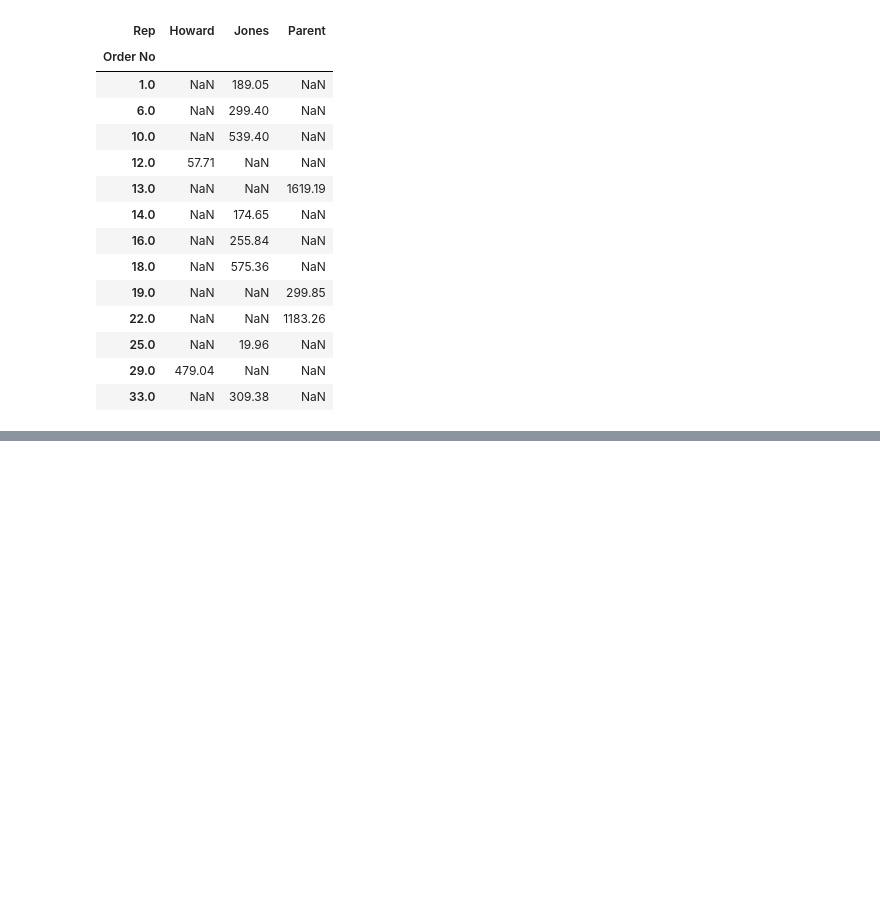
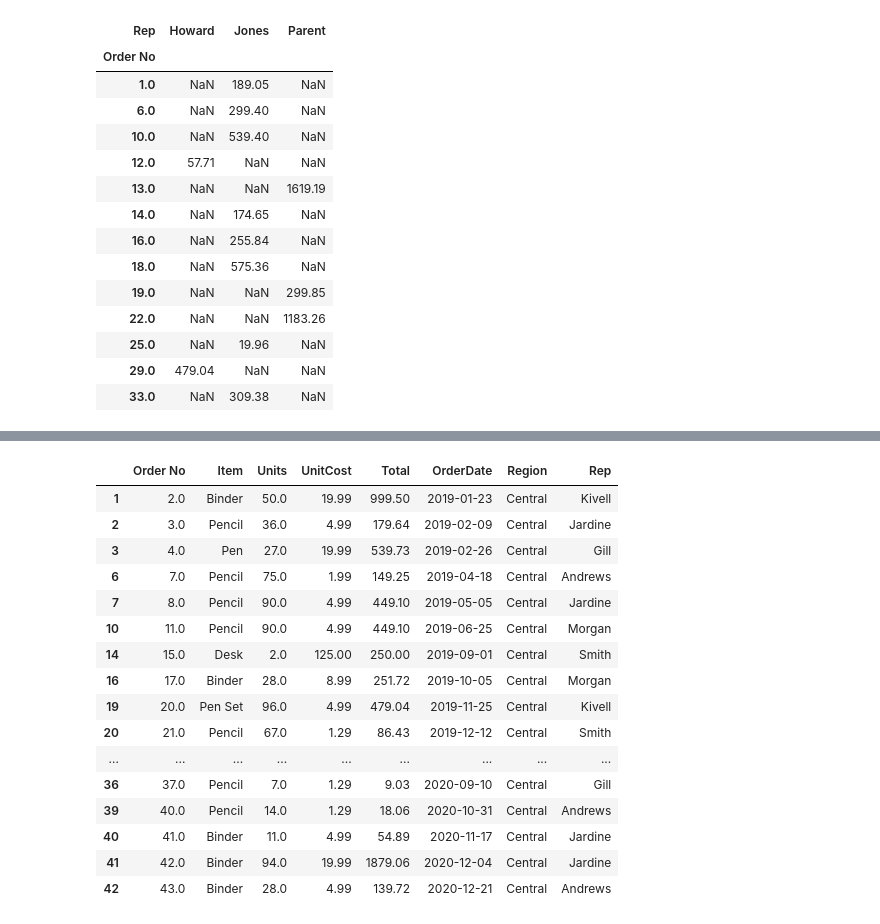
Before and after one commit to sxs001/L4DA_resources, a Jupyter notebook: CombineData.ipynb, the cells around one changed output, grey strips where cells are left out. Cells and saved outputs as stored; diff of their text form; code cells hidden in the pictures; blank space fills up the shorter version.

```diff
--- a/CombineData.ipynb
+++ b/CombineData.ipynb
@@ -103,0 +190,22 @@ df_ItemRepEast3
+# %%
+df_ItemRepCentral=df_ItemRep2.where(df_ItemRep2.Region=='Central')
+df_ItemRepCentral2=df_ItemRepCentral.dropna()
+df_ItemRepCentral2
+# %% [output]
+|  | Order No | Item | Units | UnitCost | Total | OrderDate | Region | Rep |
+| 1 | 2.0 | Binder | 50.0 | 19.99 | 999.50 | 2019-01-23 | Central | Kivell |
+| 2 | 3.0 | Pencil | 36.0 | 4.99 | 179.64 | 2019-02-09 | Central | Jardine |
+| 3 | 4.0 | Pen | 27.0 | 19.99 | 539.73 | 2019-02-26 | Central | Gill |
+| 6 | 7.0 | Pencil | 75.0 | 1.99 | 149.25 | 2019-04-18 | Central | Andrews |
+| 7 | 8.0 | Pencil | 90.0 | 4.99 | 449.10 | 2019-05-05 | Central | Jardine |
+| 10 | 11.0 | Pencil | 90.0 | 4.99 | 449.10 | 2019-06-25 | Central | Morgan |
+| 14 | 15.0 | Desk | 2.0 | 125.00 | 250.00 | 2019-09-01 | Central | Smith |
+| 16 | 17.0 | Binder | 28.0 | 8.99 | 251.72 | 2019-10-05 | Central | Morgan |
+| 19 | 20.0 | Pen Set | 96.0 | 4.99 | 479.04 | 2019-11-25 | Central | Kivell |
+| 20 | 21.0 | Pencil | 67.0 | 1.29 | 86.43 | 2019-12-12 | Central | Smith |
+| ... | ... | ... | ... | ... | ... | ... | ... | ... |
+| 36 | 37.0 | Pencil | 7.0 | 1.29 | 9.03 | 2020-09-10 | Central | Gill |
+| 39 | 40.0 | Pencil | 14.0 | 1.29 | 18.06 | 2020-10-31 | Central | Andrews |
+| 40 | 41.0 | Binder | 11.0 | 4.99 | 54.89 | 2020-11-17 | Central | Jardine |
+| 41 | 42.0 | Binder | 94.0 | 19.99 | 1879.06 | 2020-12-04 | Central | Jardine |
+| 42 | 43.0 | Binder | 28.0 | 4.99 | 139.72 | 2020-12-21 | Central | Andrews |
```
Also changed, not shown: parts of 12 cells of this notebook.
